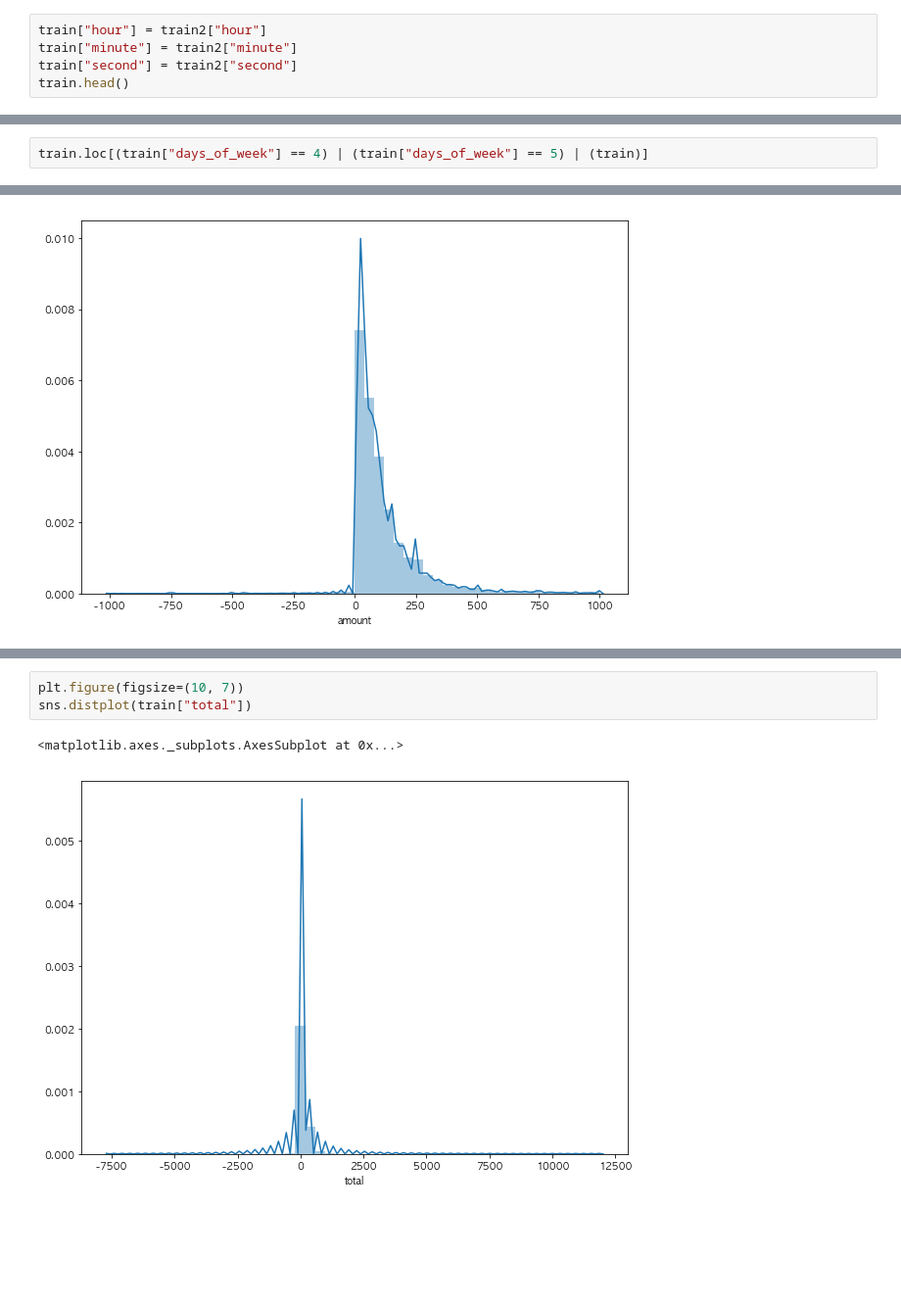
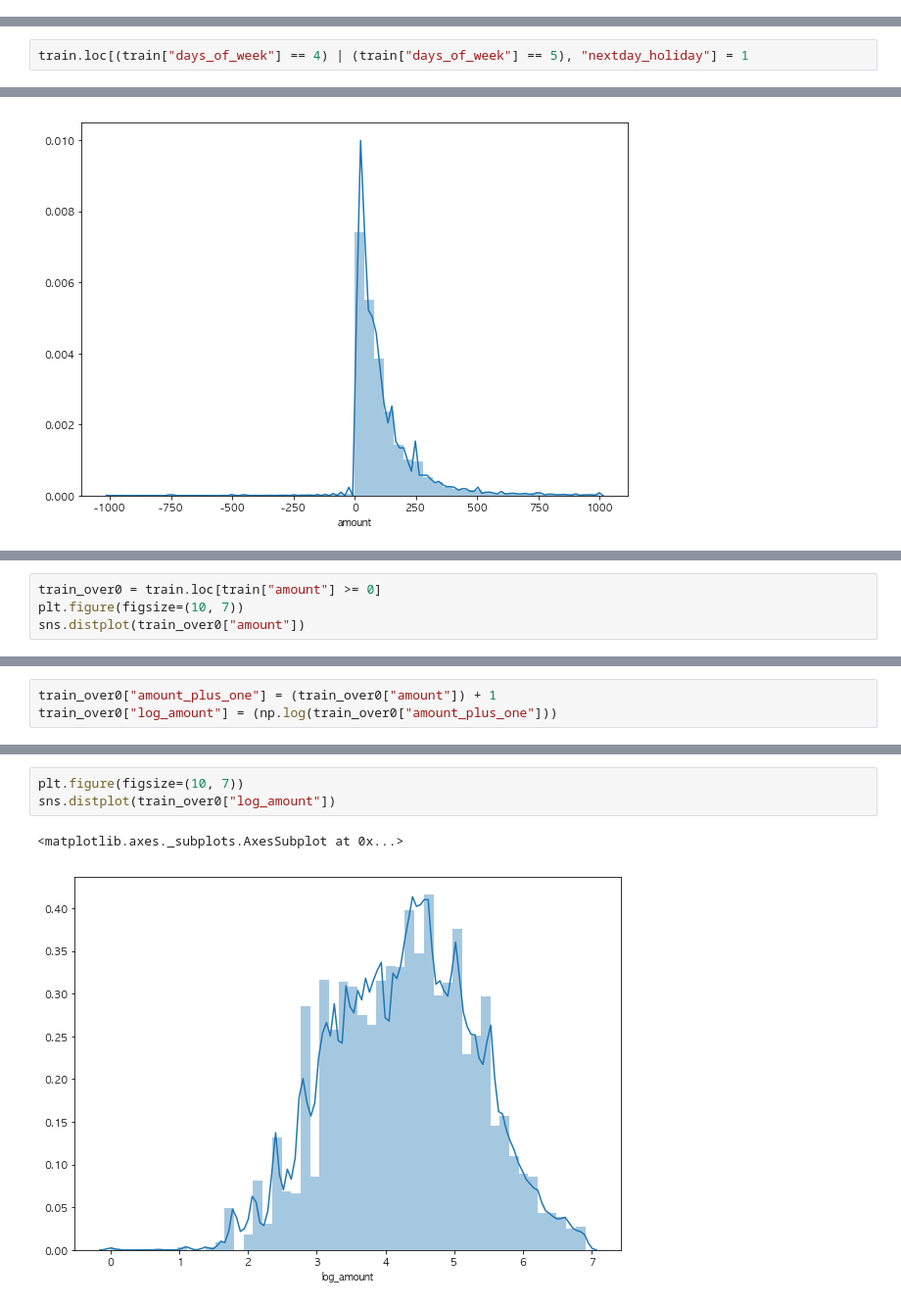
Before and after one commit to willthd/Data-Science, a Jupyter notebook: daconByFunda/funda.ipynb, the cells around one changed output, grey strips where cells are left out. Shown at 98% size. Drawn from its saved outputs; the diff is of its cells as text; blank space fills up the shorter version.

Commit message:
Data Analysis : amount

```diff
--- a/daconByFunda/funda.ipynb
+++ b/daconByFunda/funda.ipynb
@@ -61,5 +59,0 @@ train2["second"] = train2["time"].dt.second
-# %%
-train["hour"] = train2["hour"]
-train["minute"] = train2["minute"]
-train["second"] = train2["second"]
-train.head()
@@ -433,2 +401,2 @@ sns.pointplot(data=train, x="hour", y="total", hue="holyday")
 # %%
-train.loc[(train["days_of_week"] == 4) | (train["days_of_week"] == 5) | (train)]
+train.loc[(train["days_of_week"] == 4) | (train["days_of_week"] == 5), "nextday_holiday"] = 1
@@ -452,0 +432,4 @@ sns.distplot(train["amount"])
+# %%
+train_over0 = train.loc[train["amount"] >= 0]
+plt.figure(figsize=(10, 7))
+sns.distplot(train_over0["amount"])
@@ -452,0 +445,3 @@ sns.distplot(train["amount"])
+# %%
+train_over0["amount_plus_one"] = (train_over0["amount"]) + 1
+train_over0["log_amount"] = (np.log(train_over0["amount_plus_one"]))
@@ -453,6 +458,6 @@ sns.distplot(train["amount"])
 # %%
 plt.figure(figsize=(10, 7))
-sns.distplot(train["total"])
+sns.distplot(train_over0["log_amount"])
 # %% [output]
 <matplotlib.axes._subplots.AxesSubplot at 0x...>
-[figure, old version]
+[figure, new version]
```
Also changed, not shown: parts of 35 cells of this notebook.
